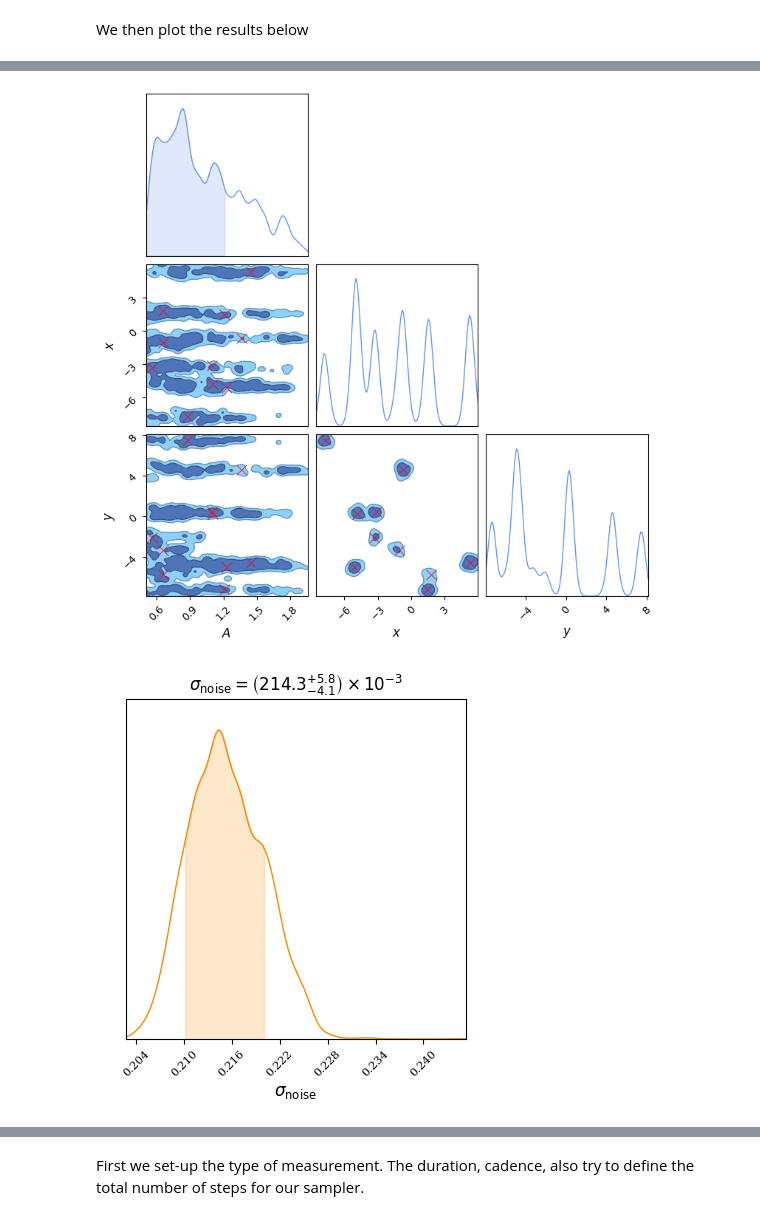
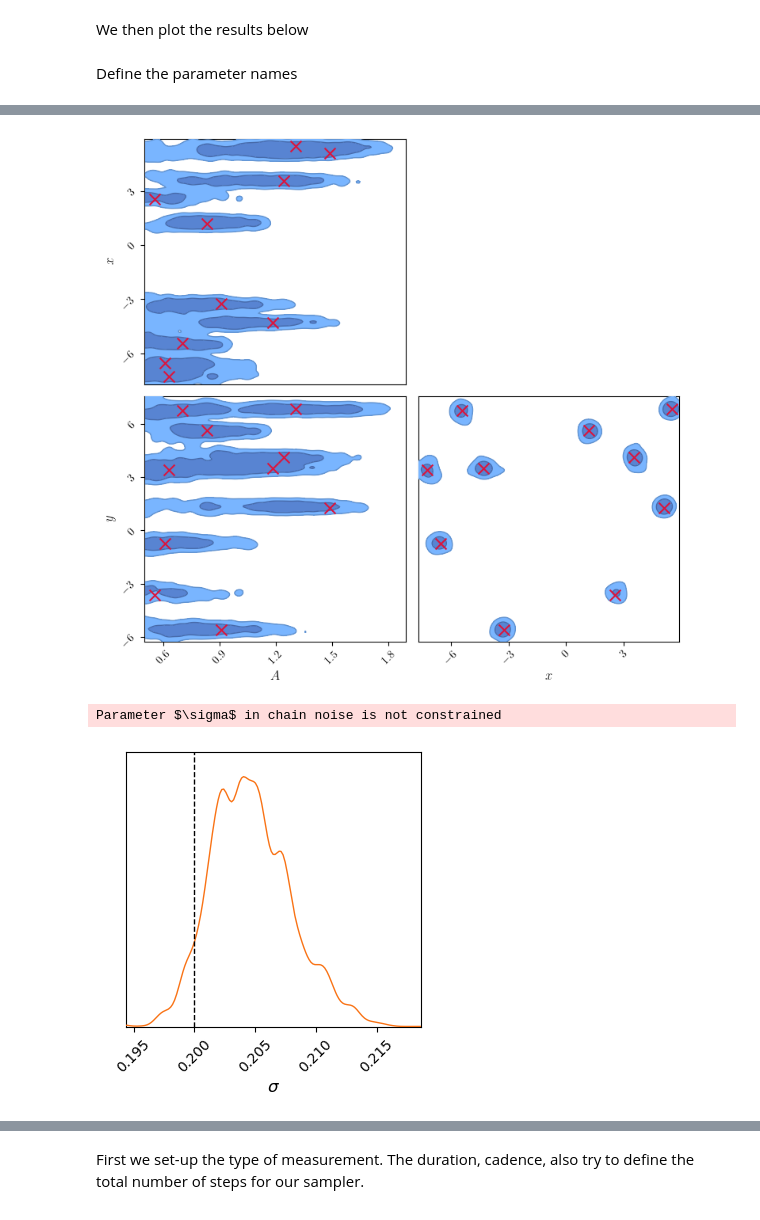
Before and after one commit to mikekatz04/Eryn, a Jupyter notebook: examples/more_tutorials.ipynb, the cells around one changed output, grey strips where cells are left out. Drawn from its saved outputs; the diff is of its cells as text; code cells hidden in the pictures.

```diff
--- a/examples/more_tutorials.ipynb
+++ b/examples/more_tutorials.ipynb
@@ -239,5 +221,5 @@ What remains is to sample the dynamical parameter space! One last thing: Define
 # %%
-factor = 0.0001
+factor = 0.001
 cov    = {"pulse": np.diag(np.ones(3)) * factor,
           "noise": np.diag(np.ones(1)) * factor}
 moves = GaussianMove(cov)
@@ -245,7 +227,6 @@ betas = np.linspace(1.0, 0.0, ntemps)
 # %% [markdown]
 Begin sampling. This might take a while, so you can reduce the `burnin` and `nsteps` to get a quick result. With current settings it ight take between 2 - 5 minutes.
 # %%
-
 ensemble = EnsembleSampler(
     nwalkers,
     ndims,  # assumes ndim_max
@@ -265,10 +246,9 @@ ensemble = EnsembleSampler(
     rj_moves=True,
 )
 
-nsteps = 500 # Number of samples per walker
 log_prior = ensemble.compute_log_prior(coords, inds=inds)
 state = State(coords, log_like=log_prob.reshape(ntemps, nwalkers), betas=betas, blobs=None, inds=inds)
-ensemble.run_mcmc(state, nsteps, burn=100, progress=True, thin_by=1)
+ensemble.run_mcmc(state, 1000, burn=500, progress=True, thin_by=1)
 # %% [output]
 <eryn.state.State at 0x...>
 # %% [markdown]
@@ -286,3 +266,5 @@ def get_clean_chain(coords, ndim, temp=0):
             np.logical_not(np.isnan(givenparam))
         ]  # Discard the NaNs, each time they change the shape of the samples_in
     return samples_in
+# %% [markdown]
+Define the parameter names
@@ -294,14 +276,19 @@ samples_pulses = get_clean_chain(ensemble.backend.get_chain(thin=1)['pulse'], nd
 samples_noise = get_clean_chain(ensemble.backend.get_chain(thin=1)['noise'], ndims['noise'])
 # %%
 c = ChainConsumer()
+pd_chain = pd.DataFrame(samples_pulses, columns=pulse_parameters)
+c.add_chain(Chain(samples=pd_chain, name='Pulses', shade_gradient=0.5, color='#6495ed'))
+c.set_plot_config(PlotConfig(plot_hists=False, usetex=True, serif=True, show_legend=False))
 
-c.add_chain(samples_pulses, parameters=pulse_parameters, name='Pulses', color='#6495ed')
-c.configure(bar_shade=True, tick_font_size=8, label_font_size=12, max_ticks=8, usetex=True, serif=True)
+# Add true injected values
+for ii in range(npulses):
+    c.add_marker(
+        location={pulse_parameters[0]: gauss_inj_params[ii][0],
+                  pulse_parameters[1]: gauss_inj_params[ii][1],
+                  pulse_parameters[2]: gauss_inj_params[ii][2],
+                  },
+        parameters=pulse_parameters, marker_style="x",
+        marker_size=100, color='#DC143C', name=f"{ii}")
 
-for ii in range(npulses):
-    c.add_marker([gauss_inj_params[ii][0], gauss_inj_params[ii][1], gauss_inj_params[ii][2]], \
-    parameters=pulse_parameters, marker_style="x", \
-    marker_size=100, color='#DC143C')
-
-fig = c.plotter.plot(figsize=(8,8), legend=False);
+fig = c.plotter.plot(figsize=(8,8),);
 # %% [output]
@@ -312,13 +295,14 @@ WARNING:chainconsumer:Parameter $y$ in chain Pulses is not constrained
-[figure, old version]
+[figure, new version]
 # %%
 c = ChainConsumer()
-
-c.add_chain(samples_noise, parameters=noise_parameters, name='noise', color='orange')
-c.configure(bar_shade=True, tick_font_size=8, label_font_size=12, max_ticks=8, usetex=False, serif=True)
-
-fig = c.plotter.plot(figsize=(4,4), legend=False, truth=sigma_noise[0]);
+c.add_chain(Chain(samples=pd.DataFrame(samples_noise.squeeze(), columns=noise_parameters),
+                  name='noise', shade_gradient=0.5, color='orange'))
+c.set_plot_config(PlotConfig(usetex=False, serif=False, show_legend=False))
+c.add_truth(Truth(location={noise_parameters[0]: sigma_noise[0][0]}))
+fig = c.plotter.plot(figsize=(4,4),);
 # %% [output]
+Parameter $\sigma$ in chain noise is not constrained
-[figure, old version]
+[figure, new version]
 # %%
 def get_clean_k_chains(backend, temp=0):
     """ A simple function to get the chains of model order k
```
Also changed, not shown: parts of 37 cells of this notebook.
